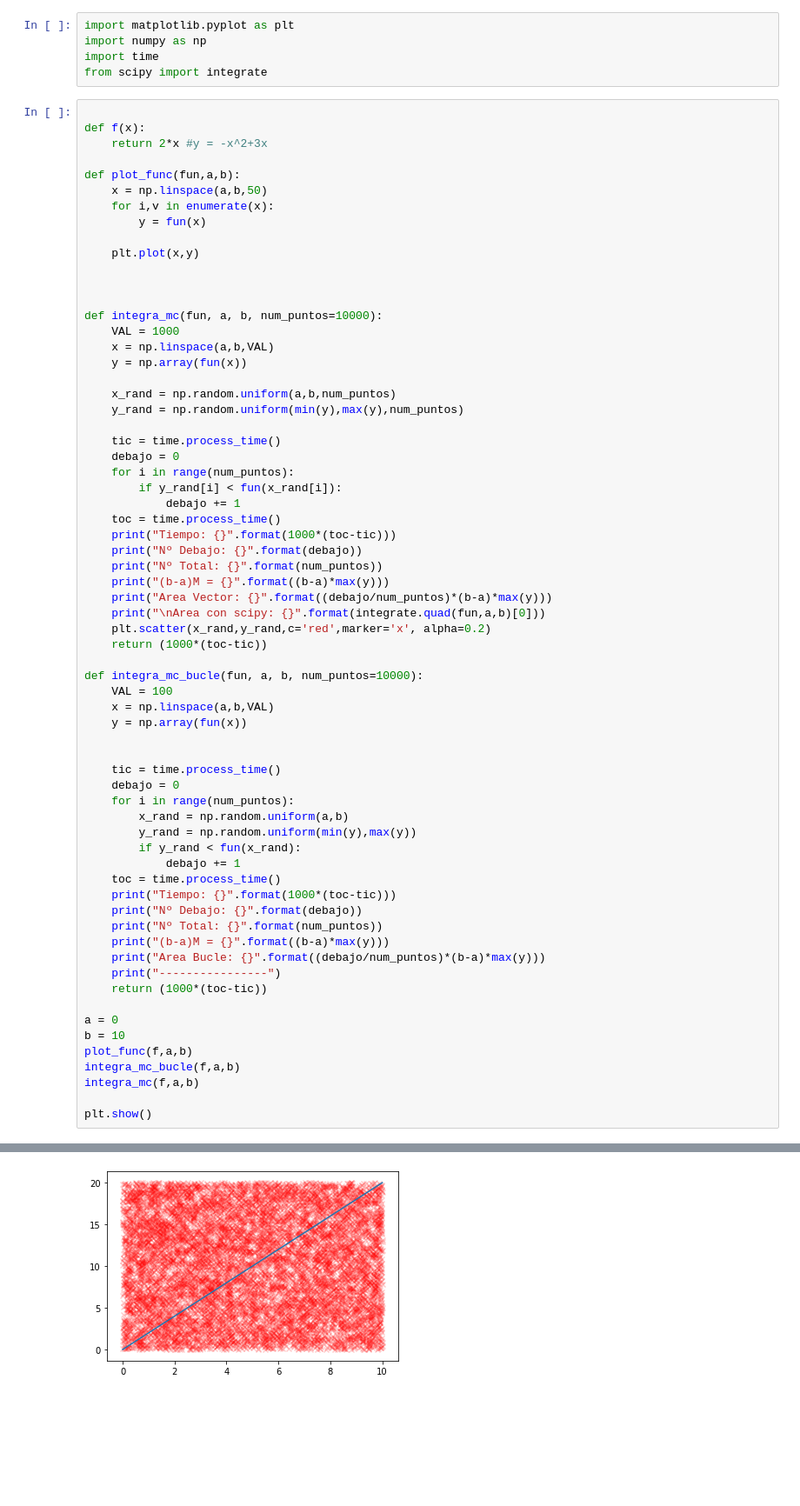
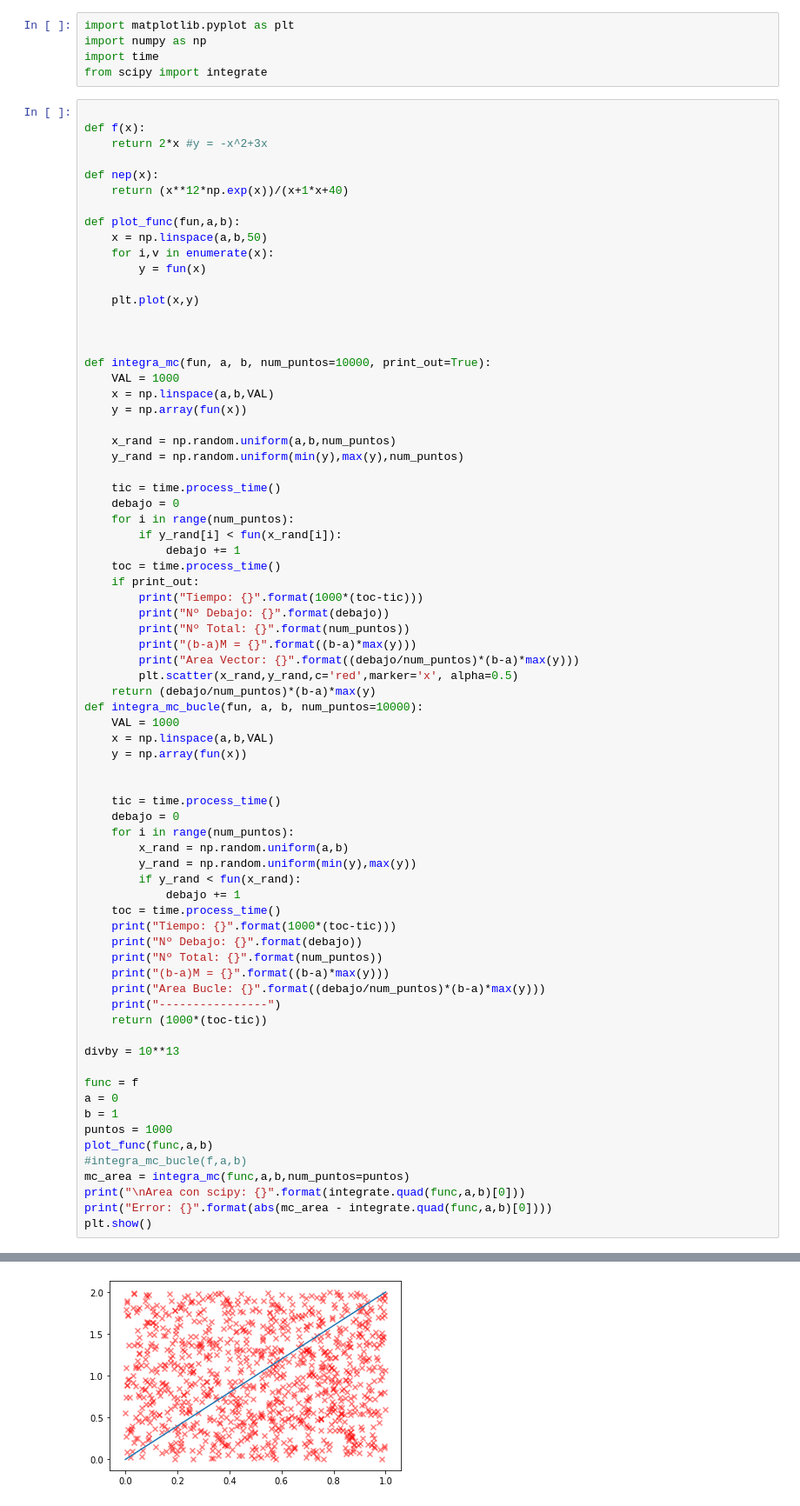
Before and after one commit to GuillermoOvejeroSanchez/Aprendizaje-Automatico, a Jupyter notebook: Pr1.ipynb, the cells around one changed output, grey strips where cells are left out. Shown: that part at 87% size. Drawn from its saved outputs; the diff is of its cells as text; blank space fills up the shorter version.

```diff
--- a/Pr1.ipynb
+++ b/Pr1.ipynb
@@ -7,6 +7,9 @@ from scipy import integrate
 
 def f(x):
     return 2*x #y = -x^2+3x
+
+def nep(x):
+    return (x**12*np.exp(x))/(x+1*x+40)
 
 def plot_func(fun,a,b):
     x = np.linspace(a,b,50)
@@ -17,7 +20,7 @@ def plot_func(fun,a,b):
 
 
 
-def integra_mc(fun, a, b, num_puntos=10000):
+def integra_mc(fun, a, b, num_puntos=10000, print_out=True):
     VAL = 1000
     x = np.linspace(a,b,VAL)
     y = np.array(fun(x))
@@ -31,17 +34,16 @@ def integra_mc(fun, a, b, num_puntos=10000):
         if y_rand[i] < fun(x_rand[i]):
             debajo += 1
     toc = time.process_time()
-    print("Tiempo: {}".format(1000*(toc-tic)))
-    print("Nº Debajo: {}".format(debajo))
-    print("Nº Total: {}".format(num_puntos))
-    print("(b-a)M = {}".format((b-a)*max(y)))
-    print("Area Vector: {}".format((debajo/num_puntos)*(b-a)*max(y)))
-    print("\nArea con scipy: {}".format(integrate.quad(fun,a,b)[0]))
-    plt.scatter(x_rand,y_rand,c='red',marker='x', alpha=0.2)
-    return (1000*(toc-tic))
-
+    if print_out:
+        print("Tiempo: {}".format(1000*(toc-tic)))
+        print("Nº Debajo: {}".format(debajo))
+        print("Nº Total: {}".format(num_puntos))
+        print("(b-a)M = {}".format((b-a)*max(y)))
+        print("Area Vector: {}".format((debajo/num_puntos)*(b-a)*max(y)))
+        plt.scatter(x_rand,y_rand,c='red',marker='x', alpha=0.5)
+    return (debajo/num_puntos)*(b-a)*max(y)
 def integra_mc_bucle(fun, a, b, num_puntos=10000):
-    VAL = 100
+    VAL = 1000
     x = np.linspace(a,b,VAL)
     y = np.array(fun(x))
 
@@ -62,11 +64,16 @@ def integra_mc_bucle(fun, a, b, num_puntos=10000):
     print("----------------")
     return (1000*(toc-tic))
 
+divby = 10**13
+
+func = f
 a = 0
-b = 10
-plot_func(f,a,b)
-integra_mc_bucle(f,a,b)
-integra_mc(f,a,b)
-
+b = 1
+puntos = 1000
+plot_func(func,a,b)
+#integra_mc_bucle(f,a,b)
+mc_area = integra_mc(func,a,b,num_puntos=puntos)
+print("\nArea con scipy: {}".format(integrate.quad(func,a,b)[0]))
+print("Error: {}".format(abs(mc_area - integrate.quad(func,a,b)[0])))
 plt.show()
 # %% [output]
@@ -86,4 +88,4 @@ Area con scipy: 100.0
-[figure, old version]
+[figure, new version]
 # %%
 
 def f(x):
```
Also changed, not shown: parts of 2 cells of this notebook.
